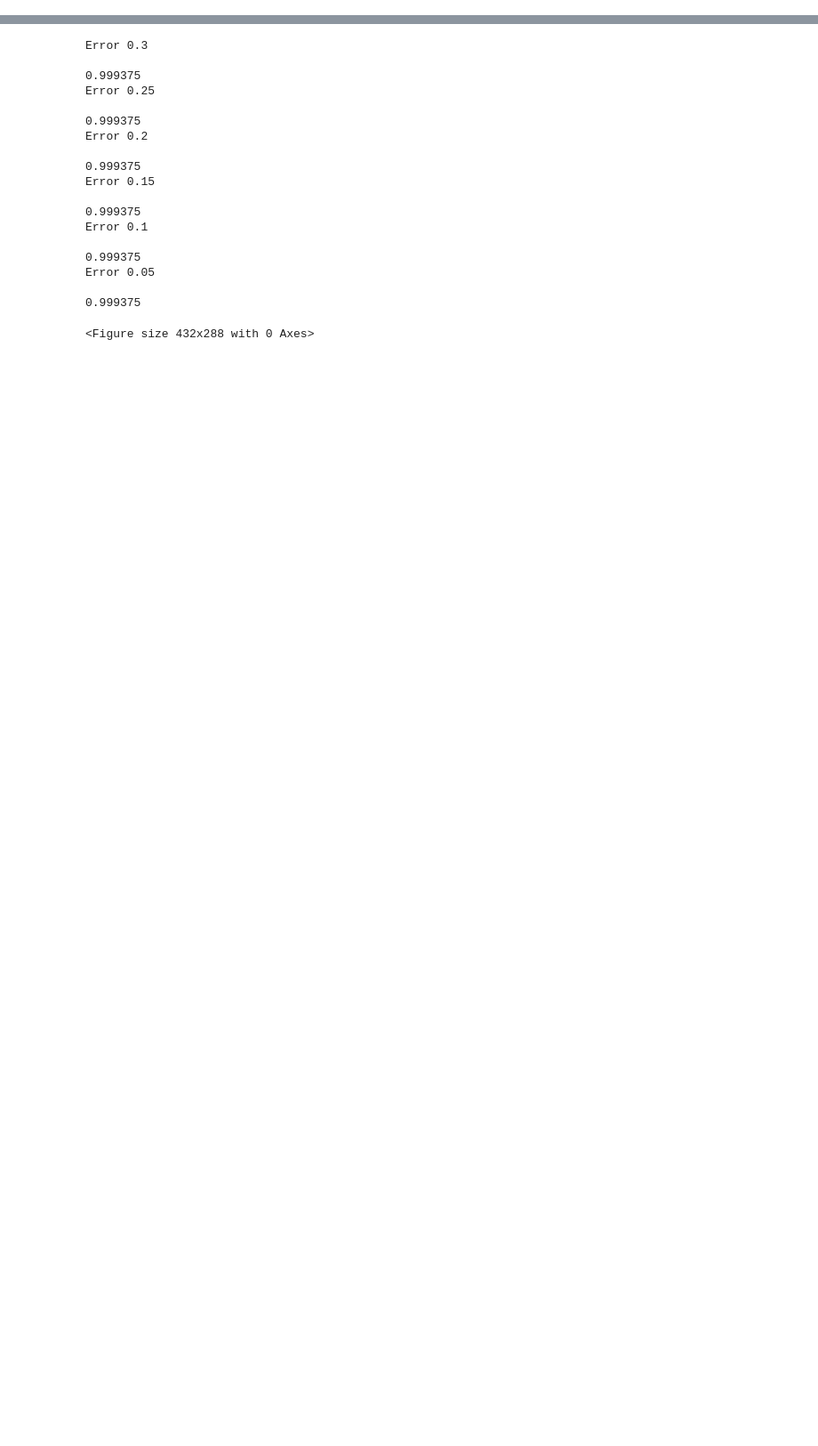
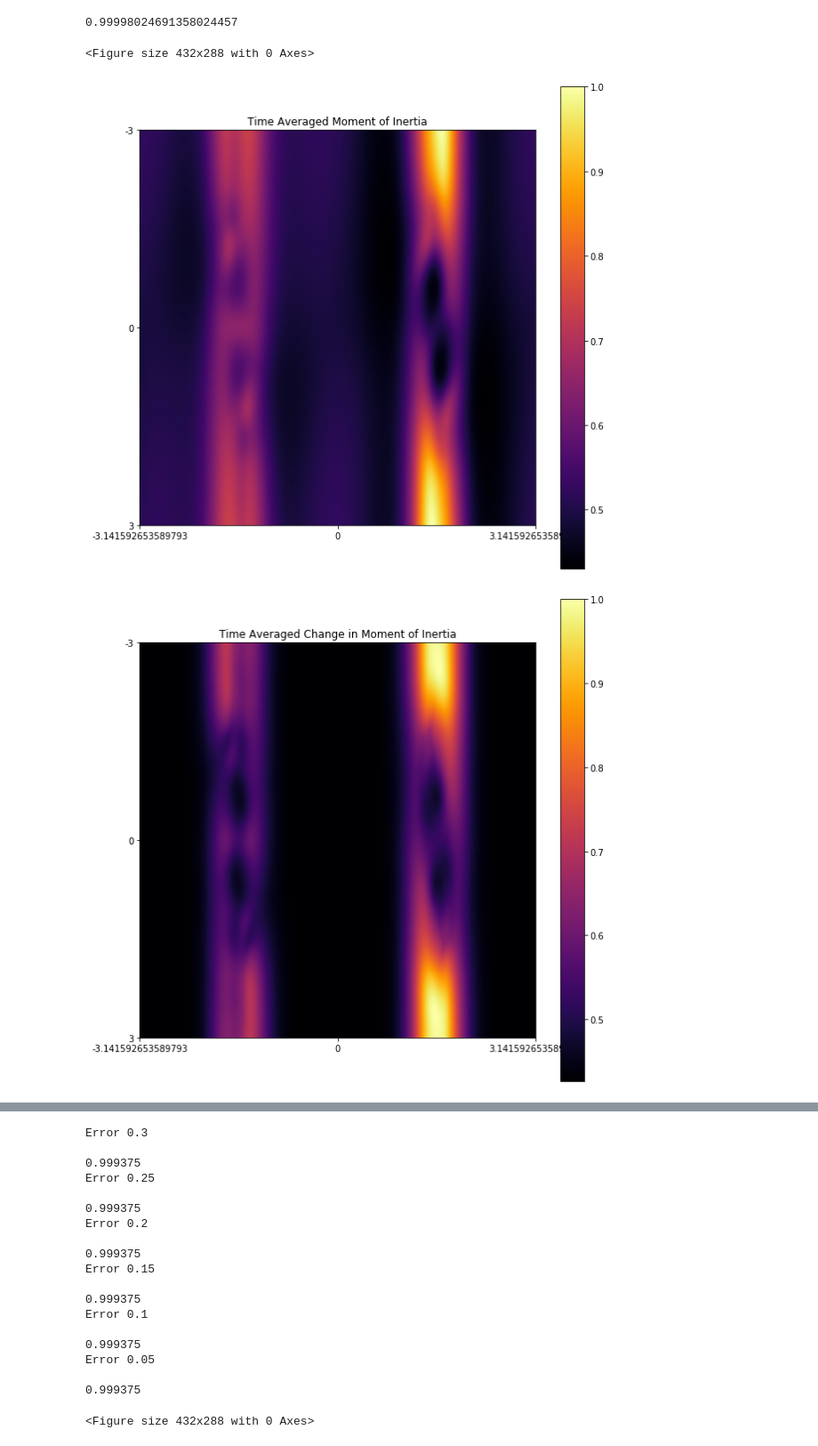
Before and after one commit to JordanK10/bernien_lab, a Jupyter notebook: Hamiltonians/Haldane_Model/hexagonal_lattice.ipynb, the cells around one changed output, grey strips where cells are left out. Shown at 89% size. Saved outputs shown, nothing was run; the diff lists cells and outputs as text; code cells hidden in the pictures; blank space fills up the shorter version.

Commit message:
particle evaluation for 3pi and 4pi time

```diff
--- a/Hamiltonians/Haldane_Model/hexagonal_lattice.ipynb
+++ b/Hamiltonians/Haldane_Model/hexagonal_lattice.ipynb
@@ -453,20 +452,9 @@ def calcAngularValues(p_x,p_y,mu_x,mu_y,periods):
 
     t = np.absolute(np.delete(np.gradient(p),-1))
 
-    return np.average(p),np.average(t),np.average(np.add(np.square(mu_x),np.square(mu_y)))
-#     om,dom = calcAngularVel(np.arctan2(p_x,p_y))
-
-#     I     = np.add(np.square(np.divide(p_x,mu_x)),np.square(np.divide(p_y,mu_y)))
-#     dI    = np.absolute(np.delete(np.gradient(I),-1))
-
-#     I     = np.delete(I,-1)
-#     p_s   = np.multiply(om_s,I_s)
-
-#     return np.average(I),np.average(dI),np.average(om),np.average(dom),\
-#            np.average(I_s),np.average(I_sa),\
-#            np.average(om_s),np.average(om_sa),\
-#            np.average(p),np.average(p_s),np.average(p_sa),np.average(p_ssa),\
-#            np.average(np.sqrt(np.add(np.square(mu_x),np.square(mu_y))))
+    return np.average(I),np.average(np.delete(np.absolute(np.gradient(I)),-1)),\
+           np.average(om),np.average(np.delete(np.absolute(np.gradient(om)),-1)),\
+    np.average(p), np.average(t),np.average(np.add(np.square(mu_x),np.square(mu_y)))
 # %%
 def printEigenspectrum(M,P,w1,w2,w3,symm,atom_sets):
     eVals=[]
@@ -780,14 +738,13 @@ def writeResults(data,dtype,file):
 
 
 
-def showResults(I,dI,om,dom,I_s,I_sa,om_s,om_sa,p,p_s,p_sa,p_ssa,mu,name):
+def showResults(I,dI,om,dom,p,t,mu,name):
 
     plotHeatMap(I, "Time Averaged Moment of Inertia",div,False,[],[])
     writeResults(I,"MoI",name)
+
     plotHeatMap(dI,"Time Averaged Change in Moment of Inertia",div,False,[],[])
-    writeResults(I,"dMoI",name)
-    plotHeatMap(mu,"Time Averaged Moment of Inertia Uncertainty",div,False,[],[])
-    writeResults(mu,"var",name)
+    writeResults(dI,"dMoI",name)
 
     plotHeatMap(om,"Time Averaged Angular Velocity",div,True,[],[],-1,1)
     writeResults(om,"AV",name)
@@ -795,16 +752,15 @@ def showResults(I,dI,om,dom,I_s,I_sa,om_s,om_sa,p,p_s,p_sa,p_ssa,mu,name):
     plotHeatMap(dom,"Time Averaged Absolute Angular Acceleration",div,False,[],[])
     writeResults(dom,"dAV",name)
 
-def showResultsFinal(p,t,mu,name):
+    plotHeatMap(p,"Time Averaged Angular Momentum",div,True,[],[],-1,1)
+    writeResults(mu,"p",name)
 
-    plotHeatMap(p, "Time Averaged Angular Momentum",div,True,[],[],-1,1)
-    writeResults(p,"AM",name)
+    plotHeatMap(t,"Time Averaged Torque",div,False,[],[])
+    writeResults(t,"t",name)
 
-    plotHeatMap(np.absolute(t),"Time Averaged Torque",div,False,[],[])
-    writeResults(t,"T",name)
 
-    plotHeatMap(np.absolute(mu),"Time Averaged Variance",div,False,[],[])
-    writeResults(t,"var",name)
+    plotHeatMap(mu,"Time Averaged Particle Variance",div,False,[],[])
+    writeResults(mu,"var",name)
 # %%
 div=40
 from os import listdir
@@ -842,6 +800,8 @@ for i in ['05','1','15','2','25','3']:
 # %%
-div = 150
+div = 225
 phi_range = np.sort(np.append(np.linspace(-np.pi,np.pi,div-1),0))
 m_range = np.linspace(-3*np.sqrt(3),3*np.sqrt(3),div)
-# I_19,dI_19,om_19,dom_19,I_s_19,I_sa_19,om_s_19,om_sa_19,p_19,p_s_19,p_sa_19,p_ssa_19,mu_19 = scanEdgeBehavior(phi_range,m_range,True,3,1,18)
-p_19_1,t_19_1,mu_19_1 = scanEdgeBehavior(phi_range,m_range,True,3,1,18)
+I_19_1,dI_19_1,om_19_1,dom_19_1,p_19_1,t_19_1,mu_19_1 = scanEdgeBehavior(phi_range,m_range,True,3,1,18,0)
+# %% [output]
+0.99998024691358024457
+<Figure size 432x288 with 0 Axes>
@@ -851,0 +810,6 @@ showResultsFinal(p_19_1,t_19_1,mu_19_1,name)
+# %%
+name = "19ParticleSite1_t3pi"
+showResults(I_19_1,dI_19_1,om_19_1,dom_19_1,p_19_1,t_19_1,mu_19_1,name)
+# %% [output]
+[figure, added]
+[figure, added]
```
Also changed, not shown: parts of 17 cells of this notebook, 21 other files.
